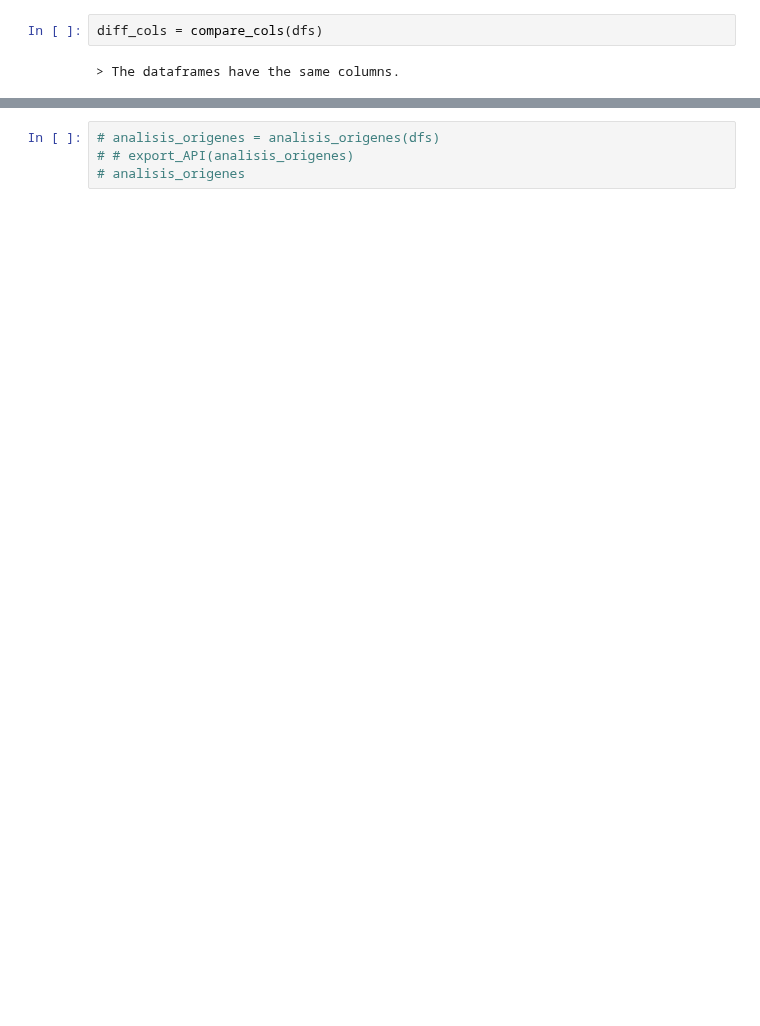
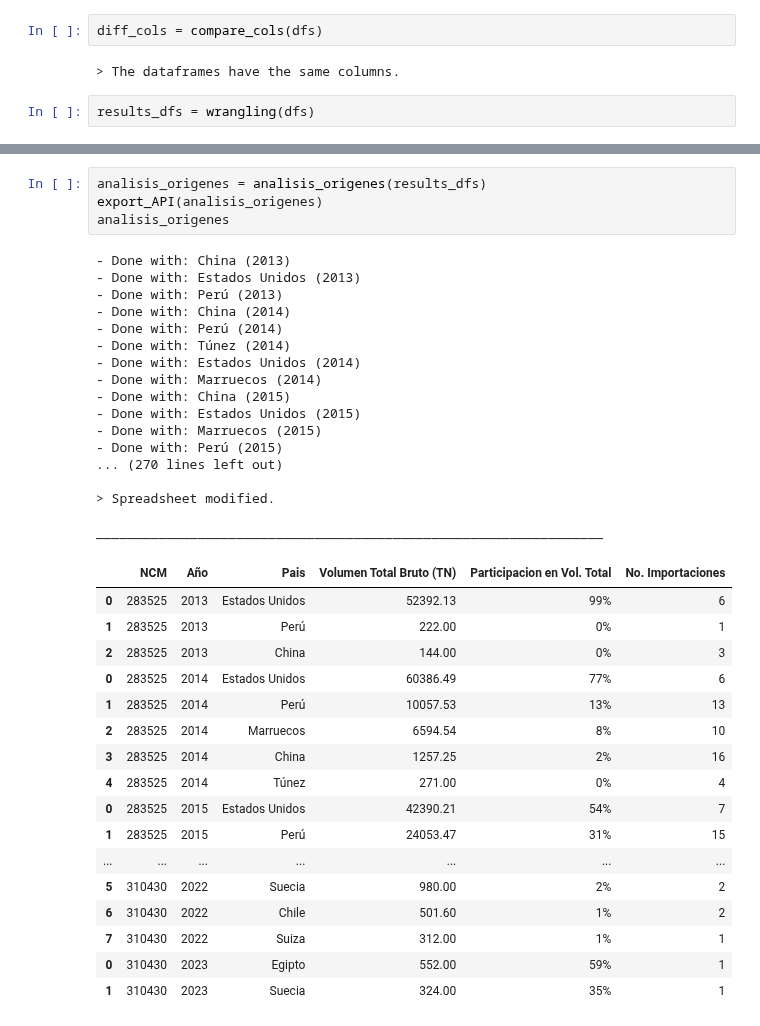
Before and after one commit to Felix-Hz/data-project, a Jupyter notebook: source/brasil/main_origins.ipynb, the cells around one changed output, grey strips where cells are left out. Cells and saved outputs as stored; diff of their text form; blank space fills up the shorter version.

Commit message:
add br | modif specific utils for origins

```diff
--- a/source/brasil/main_origins.ipynb
+++ b/source/brasil/main_origins.ipynb
@@ -147,3 +132,5 @@ ___________________
 diff_cols = compare_cols(dfs)
 # %% [output]
 > The dataframes have the same columns.
+# %%
+results_dfs = wrangling(dfs)
@@ -154,4 +194,39 @@ diff_cols = compare_cols(dfs)
 # %%
-# analisis_origenes = analisis_origenes(dfs)
-# # export_API(analisis_origenes)
-# analisis_origenes
+analisis_origenes = analisis_origenes(results_dfs)
+export_API(analisis_origenes)
+analisis_origenes
+# %% [output]
+- Done with: China (2013)
+- Done with: Estados Unidos (2013)
+- Done with: Perú (2013)
+- Done with: China (2014)
+- Done with: Perú (2014)
+- Done with: Túnez (2014)
+- Done with: Estados Unidos (2014)
+- Done with: Marruecos (2014)
+- Done with: China (2015)
+- Done with: Estados Unidos (2015)
+- Done with: Marruecos (2015)
+- Done with: Perú (2015)
+... (270 lines left out)
+
+> Spreadsheet modified.
+
+_________________________________________________________________
+|  | NCM | Año | Pais | Volumen Total Bruto (TN) | Participacion en Vol. Total | No. Importaciones |
+| 0 | 283525 | 2013 | Estados Unidos | 52392.13 | 99% | 6 |
+| 1 | 283525 | 2013 | Perú | 222.00 | 0% | 1 |
+| 2 | 283525 | 2013 | China | 144.00 | 0% | 3 |
+| 0 | 283525 | 2014 | Estados Unidos | 60386.49 | 77% | 6 |
+| 1 | 283525 | 2014 | Perú | 10057.53 | 13% | 13 |
+| 2 | 283525 | 2014 | Marruecos | 6594.54 | 8% | 10 |
+| 3 | 283525 | 2014 | China | 1257.25 | 2% | 16 |
+| 4 | 283525 | 2014 | Túnez | 271.00 | 0% | 4 |
+| 0 | 283525 | 2015 | Estados Unidos | 42390.21 | 54% | 7 |
+| 1 | 283525 | 2015 | Perú | 24053.47 | 31% | 15 |
+| ... | ... | ... | ... | ... | ... | ... |
+| 5 | 310430 | 2022 | Suecia | 980.00 | 2% | 2 |
+| 6 | 310430 | 2022 | Chile | 501.60 | 1% | 2 |
+| 7 | 310430 | 2022 | Suiza | 312.00 | 1% | 1 |
+| 0 | 310430 | 2023 | Egipto | 552.00 | 59% | 1 |
+| 1 | 310430 | 2023 | Suecia | 324.00 | 35% | 1 |
```
Also changed, not shown: parts of 5 cells of this notebook, 4 other files.
